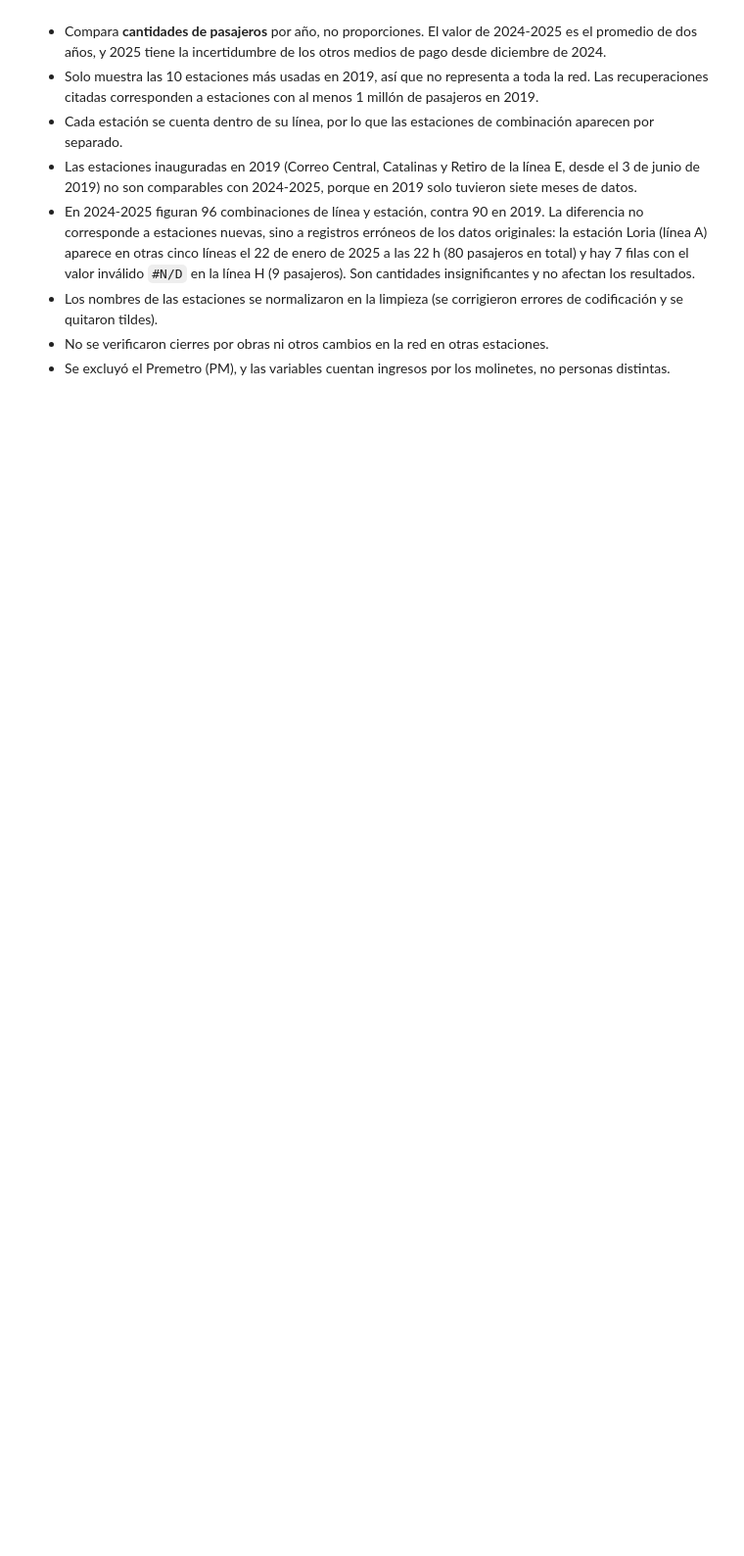
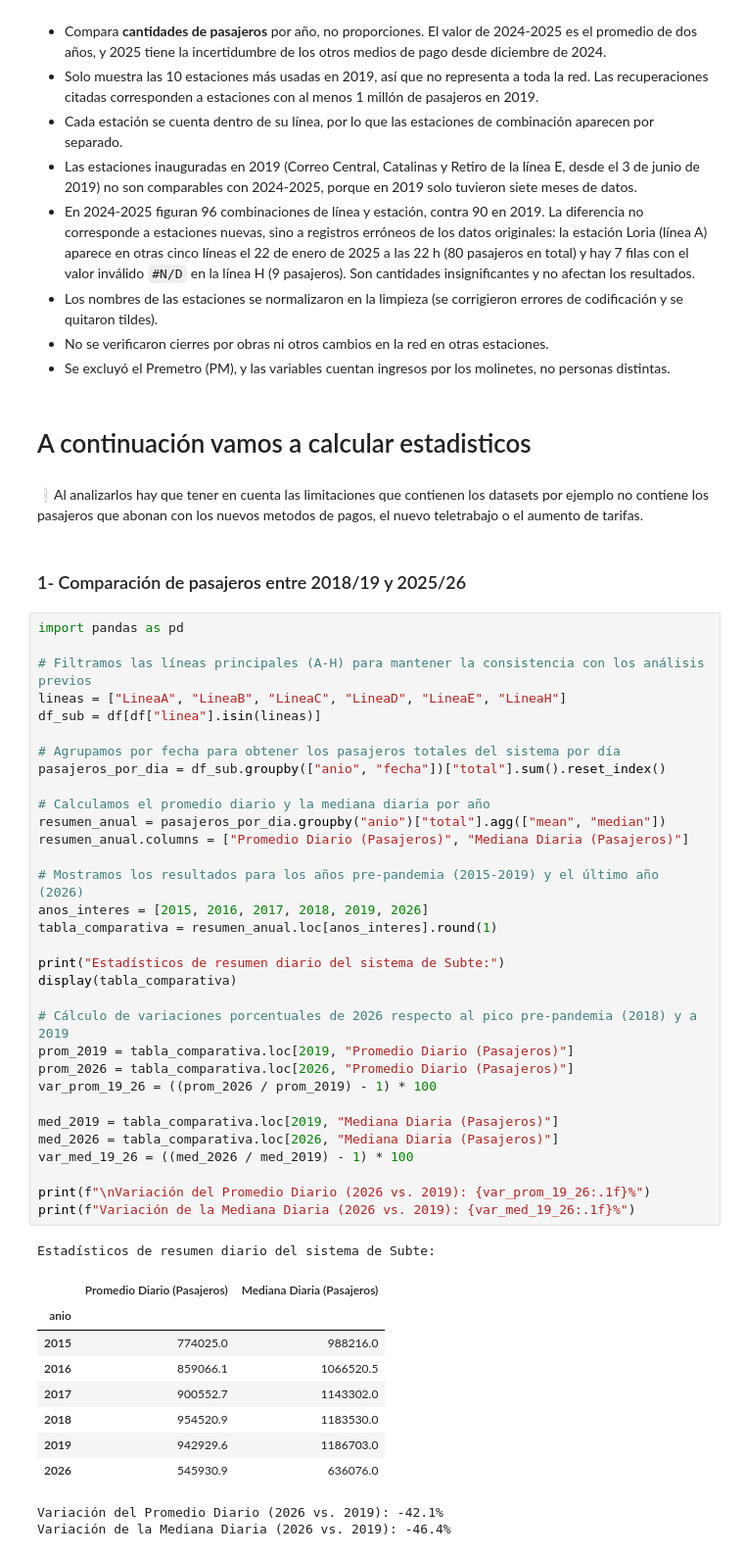
Before and after one commit to julia-iza/Trabajo-Practico-Laboratorio, a Jupyter notebook: analisis_subte.ipynb, the cells around one changed output. Shown at 98% size. Saved outputs shown, nothing was run; the diff lists cells and outputs as text; blank space fills up the shorter version.

```diff
--- a/analisis_subte.ipynb
+++ b/analisis_subte.ipynb
@@ -1116,3 +1116,53 @@ En el contexto de la pregunta del trabajo, esto significa que *dónde* se viaja
 - Los nombres de las estaciones se normalizaron en la limpieza (se corrigieron errores de codificación y se quitaron tildes).
 - No se verificaron cierres por obras ni otros cambios en la red en otras estaciones.
 - Se excluyó el Premetro (PM), y las variables cuentan ingresos por los molinetes, no personas distintas.
+# %% [markdown]
+# A continuación vamos a calcular estadisticos
+# %% [markdown]
+❕Al analizarlos hay que tener en cuenta las limitaciones que contienen los datasets por ejemplo no contiene los pasajeros que abonan con los nuevos metodos de pagos, el nuevo teletrabajo o el aumento de tarifas.
+# %% [markdown]
+### 1- Comparación de pasajeros entre 2018/19 y 2025/26
+# %%
+import pandas as pd
+
+# Filtramos las líneas principales (A-H) para mantener la consistencia con los análisis previos
+lineas = ["LineaA", "LineaB", "LineaC", "LineaD", "LineaE", "LineaH"]
+df_sub = df[df["linea"].isin(lineas)]
+
+# Agrupamos por fecha para obtener los pasajeros totales del sistema por día
+pasajeros_por_dia = df_sub.groupby(["anio", "fecha"])["total"].sum().reset_index()
+
+# Calculamos el promedio diario y la mediana diaria por año
+resumen_anual = pasajeros_por_dia.groupby("anio")["total"].agg(["mean", "median"])
+resumen_anual.columns = ["Promedio Diario (Pasajeros)", "Mediana Diaria (Pasajeros)"]
+
+# Mostramos los resultados para los años pre-pandemia (2015-2019) y el último año (2026)
+anos_interes = [2015, 2016, 2017, 2018, 2019, 2026]
+tabla_comparativa = resumen_anual.loc[anos_interes].round(1)
+
+print("Estadísticos de resumen diario del sistema de Subte:")
+display(tabla_comparativa)
+
+# Cálculo de variaciones porcentuales de 2026 respecto al pico pre-pandemia (2018) y a 2019
+prom_2019 = tabla_comparativa.loc[2019, "Promedio Diario (Pasajeros)"]
+prom_2026 = tabla_comparativa.loc[2026, "Promedio Diario (Pasajeros)"]
+var_prom_19_26 = ((prom_2026 / prom_2019) - 1) * 100
+
+med_2019 = tabla_comparativa.loc[2019, "Mediana Diaria (Pasajeros)"]
+med_2026 = tabla_comparativa.loc[2026, "Mediana Diaria (Pasajeros)"]
+var_med_19_26 = ((med_2026 / med_2019) - 1) * 100
+
+print(f"\nVariación del Promedio Diario (2026 vs. 2019): {var_prom_19_26:.1f}%")
+print(f"Variación de la Mediana Diaria (2026 vs. 2019): {var_med_19_26:.1f}%")
+# %% [output]
+Estadísticos de resumen diario del sistema de Subte:
+|  | Promedio Diario (Pasajeros) | Mediana Diaria (Pasajeros) |
+| anio |  |  |
+| 2015 | 774025.0 | 988216.0 |
+| 2016 | 859066.1 | 1066520.5 |
+| 2017 | 900552.7 | 1143302.0 |
+| 2018 | 954520.9 | 1183530.0 |
+| 2019 | 942929.6 | 1186703.0 |
+| 2026 | 545930.9 | 636076.0 |
+Variación del Promedio Diario (2026 vs. 2019): -42.1%
+Variación de la Mediana Diaria (2026 vs. 2019): -46.4%
```
Also changed, not shown: parts of 8 cells of this notebook.
